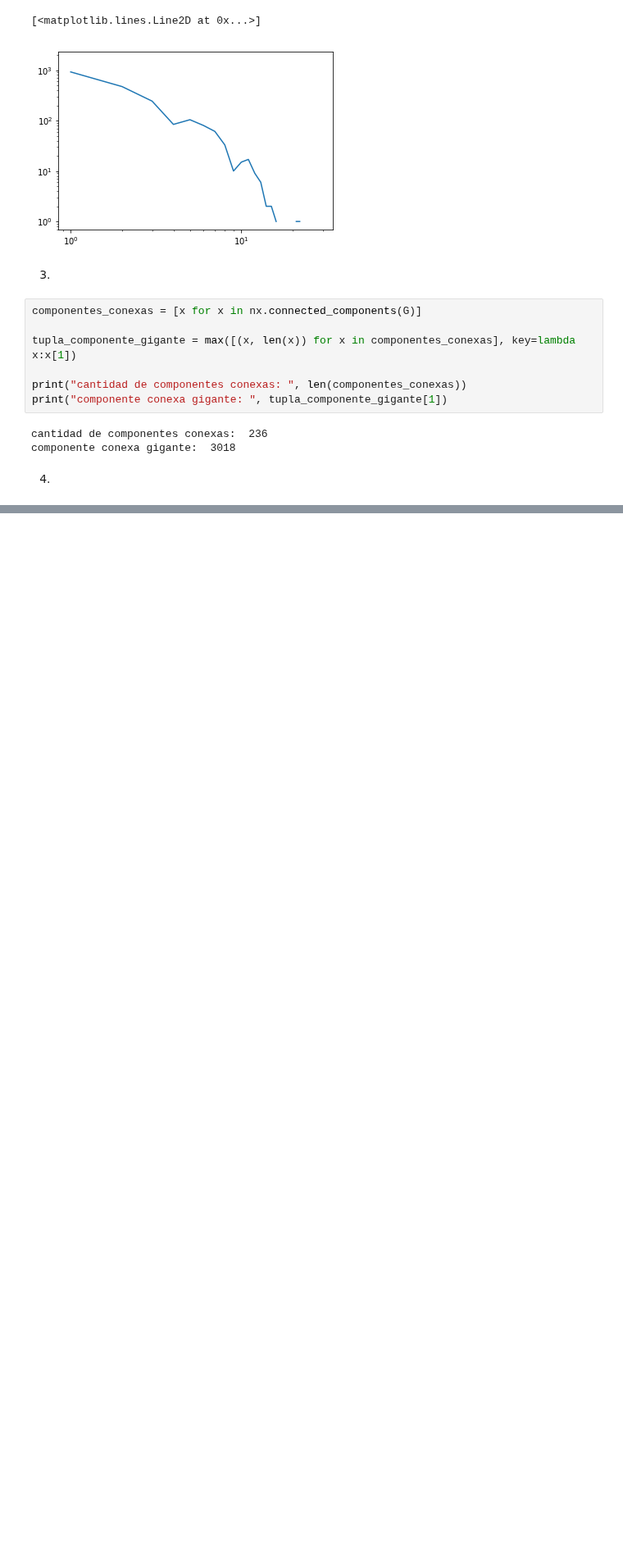
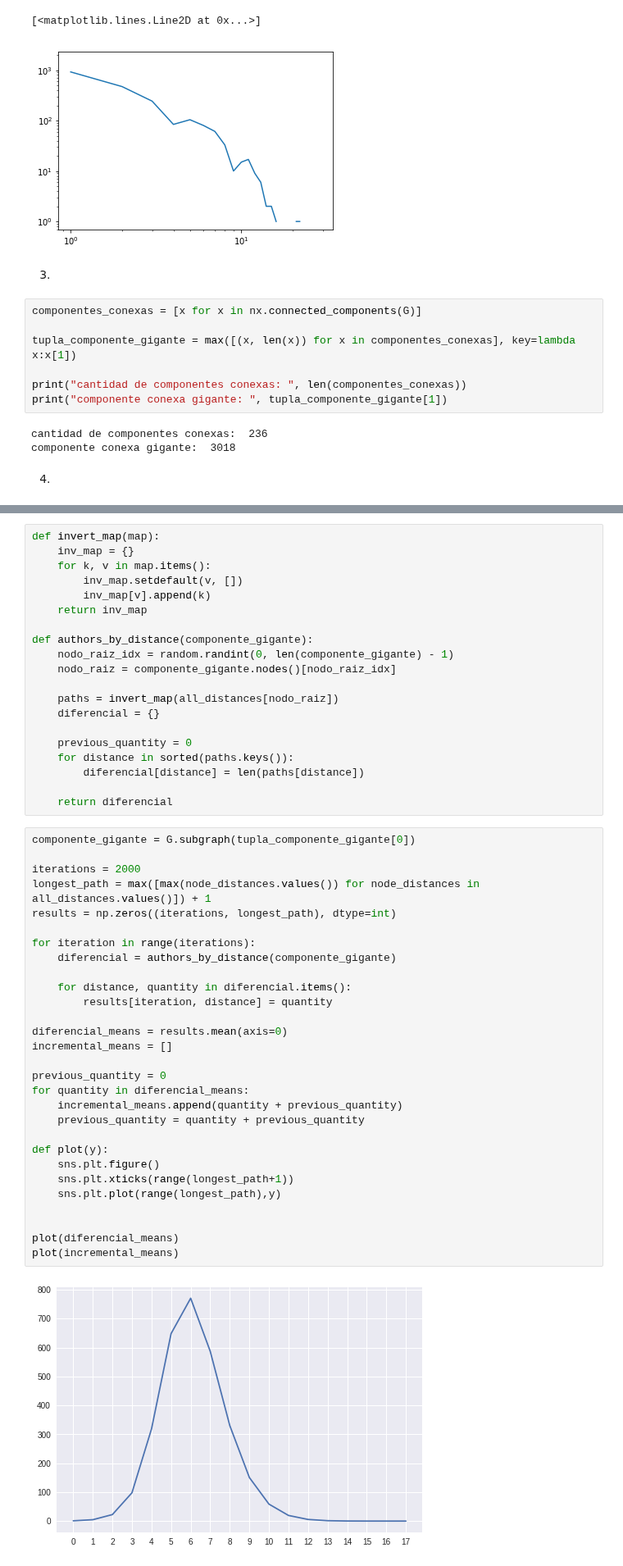
Before and after one commit to MascittiJA/CienciaDatos, a Jupyter notebook: tp4/tp4.ipynb, the cells around one changed output, grey strips where cells are left out. Shown at 82% size. Saved outputs shown, nothing was run; the diff lists cells and outputs as text; blank space fills up the shorter version.

```diff
--- a/tp4/tp4.ipynb
+++ b/tp4/tp4.ipynb
@@ -94,0 +71,51 @@ print(paths)
+# %%
+def invert_map(map):
+    inv_map = {}
+    for k, v in map.items():
+        inv_map.setdefault(v, [])
+        inv_map[v].append(k)
+    return inv_map
+
+def authors_by_distance(componente_gigante):
+    nodo_raiz_idx = random.randint(0, len(componente_gigante) - 1)
+    nodo_raiz = componente_gigante.nodes()[nodo_raiz_idx]
+
+    paths = invert_map(all_distances[nodo_raiz])
+    diferencial = {}
+
+    previous_quantity = 0
+    for distance in sorted(paths.keys()):
+        diferencial[distance] = len(paths[distance])
+
+    return diferencial
+# %%
+componente_gigante = G.subgraph(tupla_componente_gigante[0])
+
+iterations = 2000
+longest_path = max([max(node_distances.values()) for node_distances in all_distances.values()]) + 1
+results = np.zeros((iterations, longest_path), dtype=int)
+
+for iteration in range(iterations):
+    diferencial = authors_by_distance(componente_gigante)
+
+    for distance, quantity in diferencial.items():
+        results[iteration, distance] = quantity
+
+diferencial_means = results.mean(axis=0)
+incremental_means = []
+
+previous_quantity = 0
+for quantity in diferencial_means:
+    incremental_means.append(quantity + previous_quantity)
+    previous_quantity = quantity + previous_quantity
+
+def plot(y):
+    sns.plt.figure()
+    sns.plt.xticks(range(longest_path+1))
+    sns.plt.plot(range(longest_path),y)
+
+
+plot(diferencial_means)
+plot(incremental_means)
+# %% [output]
+[figure, added]
```
Also changed, not shown: parts of 5 cells of this notebook.
